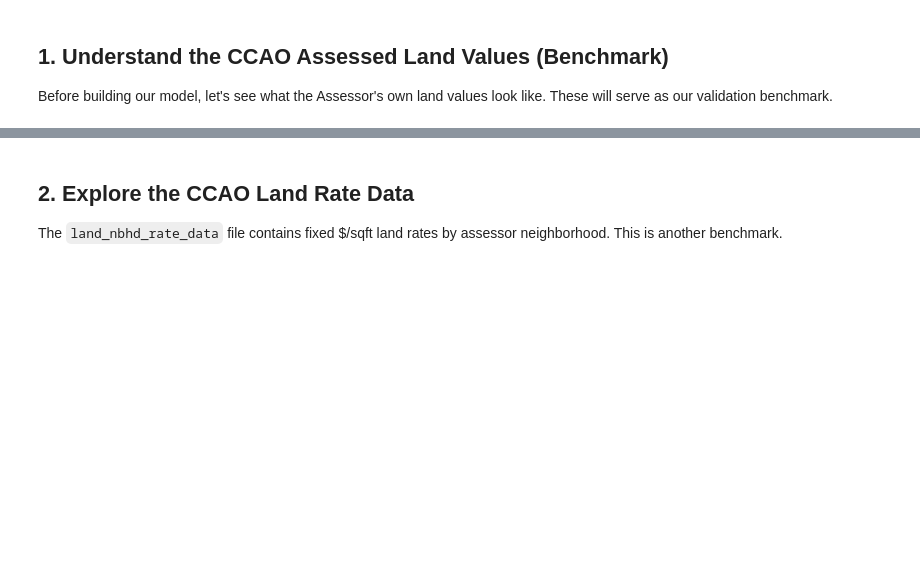
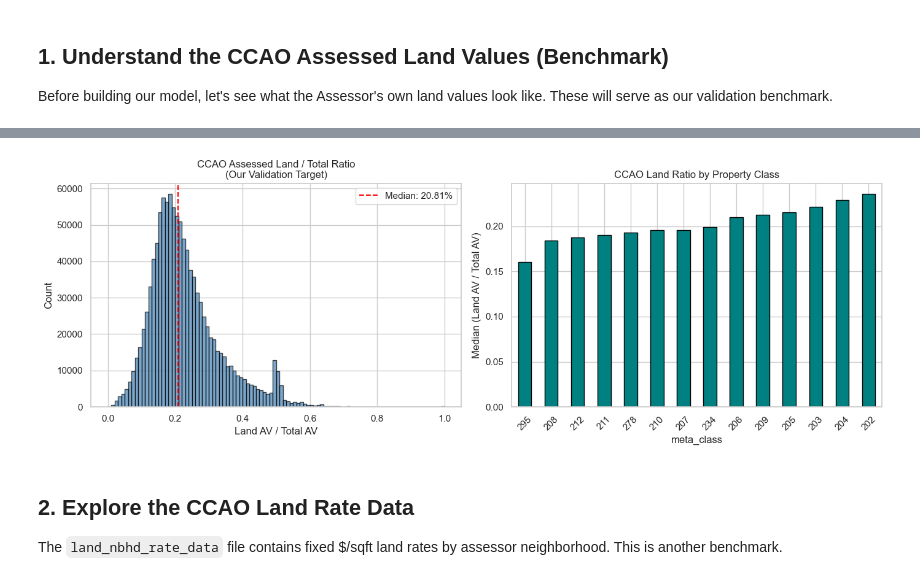
Before and after one commit to desai-sashwat/cook-county-tax-project, a Jupyter notebook: notebooks/land_value_decomposition.ipynb, the cells around one changed output, grey strips where cells are left out. Cells and saved outputs as stored; diff of their text form; code cells hidden in the pictures; blank space fills up the shorter version.

```diff
--- a/notebooks/land_value_decomposition.ipynb
+++ b/notebooks/land_value_decomposition.ipynb
@@ -87,30 +94,31 @@ else:
 # %%
 # Visualize the CCAO benchmark
-if LAND_AV_COL:
-    fig, axes = plt.subplots(1, 2, figsize=(14, 5))
+fig, axes = plt.subplots(1, 2, figsize=(14, 5))
 
-    valid = ccao_land_ratio.dropna()
-    valid = valid[(valid >= 0) & (valid <= 1)]
+valid = ccao_land_ratio.dropna()
+valid = valid[(valid >= 0) & (valid <= 1)]
 
-    axes[0].hist(valid, bins=100, color="steelblue", edgecolor="black", alpha=0.7)
-    axes[0].axvline(valid.median(), color="red", linestyle="--",
-                    label=f"Median: {valid.median():.2%}")
-    axes[0].set_title("CCAO Assessed Land / Total Ratio\n(Our Validation Target)")
-    axes[0].set_xlabel("Land AV / Total AV")
-    axes[0].set_ylabel("Count")
-    axes[0].legend()
+axes[0].hist(valid, bins=100, color="steelblue", edgecolor="black", alpha=0.7)
+axes[0].axvline(valid.median(), color="red", linestyle="--",
+                label=f"Median: {valid.median():.2%}")
+axes[0].set_title("CCAO Assessed Land / Total Ratio\n(Our Validation Target)")
+axes[0].set_xlabel("Land AV / Total AV")
+axes[0].set_ylabel("Count")
+axes[0].legend()
 
-    # By property class
-    assessment["ccao_land_ratio"] = ccao_land_ratio
-    class_ratios = assessment.groupby(CLASS_COL)["ccao_land_ratio"].median().sort_values()
-    class_ratios.plot(kind="bar", ax=axes[1], color="teal", edgecolor="black")
-    axes[1].set_title("CCAO Land Ratio by Property Class")
-    axes[1].set_ylabel("Median (Land AV / Total AV)")
-    axes[1].tick_params(axis="x", rotation=45)
+# By property class
+assessment["ccao_land_ratio"] = ccao_land_ratio
+class_ratios = assessment.groupby(CLASS_COL)["ccao_land_ratio"].median().sort_values()
+class_ratios.plot(kind="bar", ax=axes[1], color="teal", edgecolor="black")
+axes[1].set_title("CCAO Land Ratio by Property Class")
+axes[1].set_ylabel("Median (Land AV / Total AV)")
+axes[1].tick_params(axis="x", rotation=45)
 
-    plt.tight_layout()
-    plt.savefig("../outputs/figures/04v2_ccao_benchmark.png", dpi=150, bbox_inches="tight")
-    plt.show()
+plt.tight_layout()
+plt.savefig("../outputs/figures/04v2_ccao_benchmark.png", dpi=150, bbox_inches="tight")
+plt.show()
+# %% [output]
+[figure, added]
 # %% [markdown]
 ## 2. Explore the CCAO Land Rate Data
 
```
Also changed, not shown: parts of 16 cells of this notebook.
